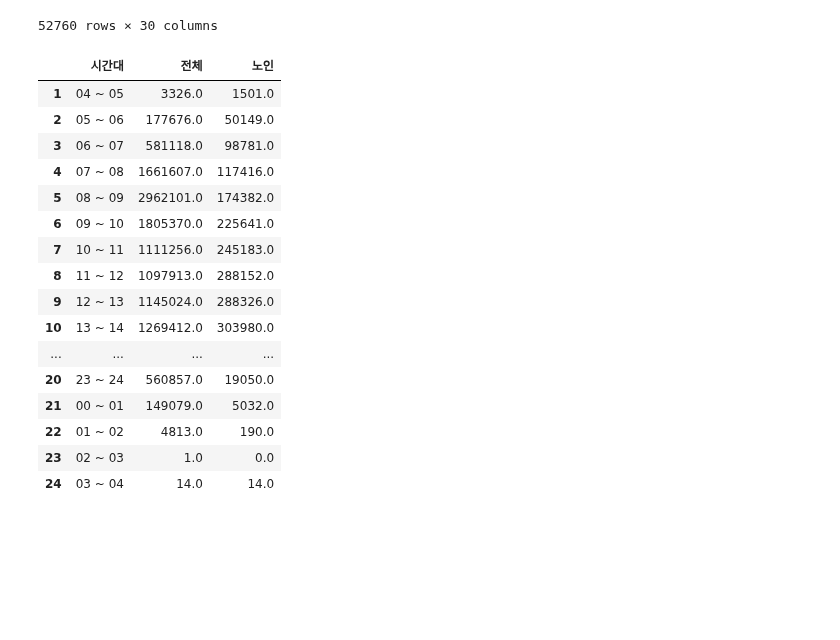
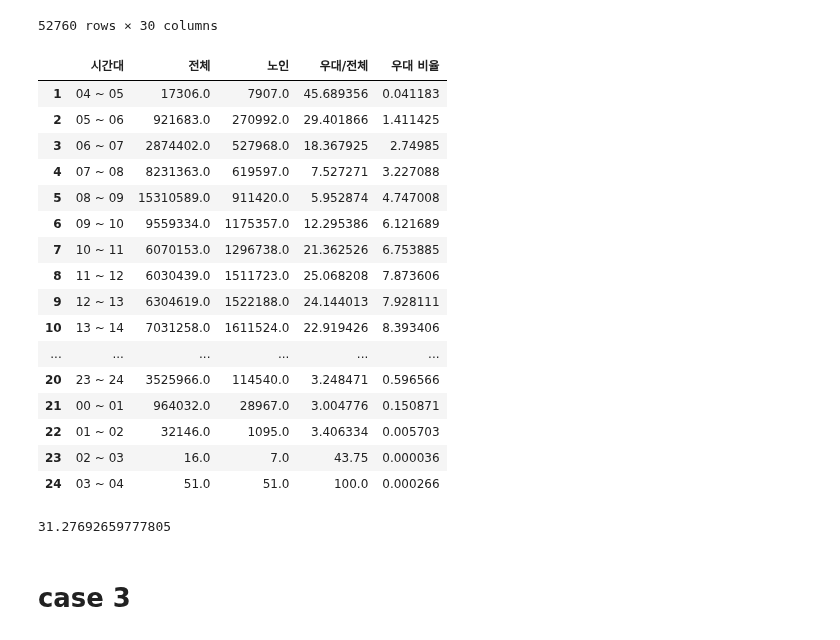
Before and after one commit to lg960214/DACON_Seoul_6, a Jupyter notebook: case_1.ipynb, the cells around one changed output. Saved outputs shown, nothing was run; the diff lists cells and outputs as text; code cells hidden in the pictures; blank space fills up the shorter version.

```diff
--- a/case_1.ipynb
+++ b/case_1.ipynb
@@ -378,23 +378,50 @@ for day in day_of_week:
 
     t_popul.columns = ['시간대', '전체']
     t_popul['노인'] = e_popul[0]
-# %%
-t_popul
-# %% [output]
-|  | 시간대 | 전체 | 노인 |
-| 1 | 04 ~ 05 | 3326.0 | 1501.0 |
-| 2 | 05 ~ 06 | 177676.0 | 50149.0 |
-| 3 | 06 ~ 07 | 581118.0 | 98781.0 |
-| 4 | 07 ~ 08 | 1661607.0 | 117416.0 |
-| 5 | 08 ~ 09 | 2962101.0 | 174382.0 |
-| 6 | 09 ~ 10 | 1805370.0 | 225641.0 |
-| 7 | 10 ~ 11 | 1111256.0 | 245183.0 |
-| 8 | 11 ~ 12 | 1097913.0 | 288152.0 |
-| 9 | 12 ~ 13 | 1145024.0 | 288326.0 |
-| 10 | 13 ~ 14 | 1269412.0 | 303980.0 |
-| ... | ... | ... | ... |
-| 20 | 23 ~ 24 | 560857.0 | 19050.0 |
-| 21 | 00 ~ 01 | 149079.0 | 5032.0 |
-| 22 | 01 ~ 02 | 4813.0 | 190.0 |
-| 23 | 02 ~ 03 | 1.0 | 0.0 |
-| 24 | 03 ~ 04 | 14.0 | 14.0 |
+# %%
+day_of_week = [0,1,2,3,4]
+
+
+df_test = df.query('날짜.dt.dayofweek in @day_of_week')
+
+t_popul = df_test.iloc[:,4:29].sum()
+
+idx_elder = (df_w1['할인'] == '우대')
+e_popul = df_test.loc[idx_elder, :]
+e_popul = e_popul.iloc[:,4:29].sum()
+
+t_popul = t_popul.reset_index()[1:]
+e_popul = e_popul.reset_index()[1:]
+
+t_popul.columns = ['시간대', '전체']
+t_popul['노인'] = e_popul[0]
+# %%
+t_popul['우대/전체'] = t_popul['노인']*100 / t_popul['전체']
+
+t_popul['우대 비율'] = t_popul['노인']*100 / t_popul['노인'].sum()
+# %% [output]
+|  | 시간대 | 전체 | 노인 | 우대/전체 | 우대 비율 |
+| 1 | 04 ~ 05 | 17306.0 | 7907.0 | 45.689356 | 0.041183 |
+| 2 | 05 ~ 06 | 921683.0 | 270992.0 | 29.401866 | 1.411425 |
+| 3 | 06 ~ 07 | 2874402.0 | 527968.0 | 18.367925 | 2.74985 |
+| 4 | 07 ~ 08 | 8231363.0 | 619597.0 | 7.527271 | 3.227088 |
+| 5 | 08 ~ 09 | 15310589.0 | 911420.0 | 5.952874 | 4.747008 |
+| 6 | 09 ~ 10 | 9559334.0 | 1175357.0 | 12.295386 | 6.121689 |
+| 7 | 10 ~ 11 | 6070153.0 | 1296738.0 | 21.362526 | 6.753885 |
+| 8 | 11 ~ 12 | 6030439.0 | 1511723.0 | 25.068208 | 7.873606 |
+| 9 | 12 ~ 13 | 6304619.0 | 1522188.0 | 24.144013 | 7.928111 |
+| 10 | 13 ~ 14 | 7031258.0 | 1611524.0 | 22.919426 | 8.393406 |
+| ... | ... | ... | ... | ... | ... |
+| 20 | 23 ~ 24 | 3525966.0 | 114540.0 | 3.248471 | 0.596566 |
+| 21 | 00 ~ 01 | 964032.0 | 28967.0 | 3.004776 | 0.150871 |
+| 22 | 01 ~ 02 | 32146.0 | 1095.0 | 3.406334 | 0.005703 |
+| 23 | 02 ~ 03 | 16.0 | 7.0 | 43.75 | 0.000036 |
+| 24 | 03 ~ 04 | 51.0 | 51.0 | 100.0 | 0.000266 |
+# %%
+extraction = ['07 ~ 08', '08 ~ 09', '09 ~ 10', '17 ~ 18', '18 ~ 19', '19 ~ 20']
+
+t_popul[t_popul['시간대'].isin(extraction)]['우대 비율'].sum()
+# %% [output]
+31.27692659777805
+# %% [markdown]
+# case 3
```
Also changed, not shown: parts of 1 cell of this notebook.
